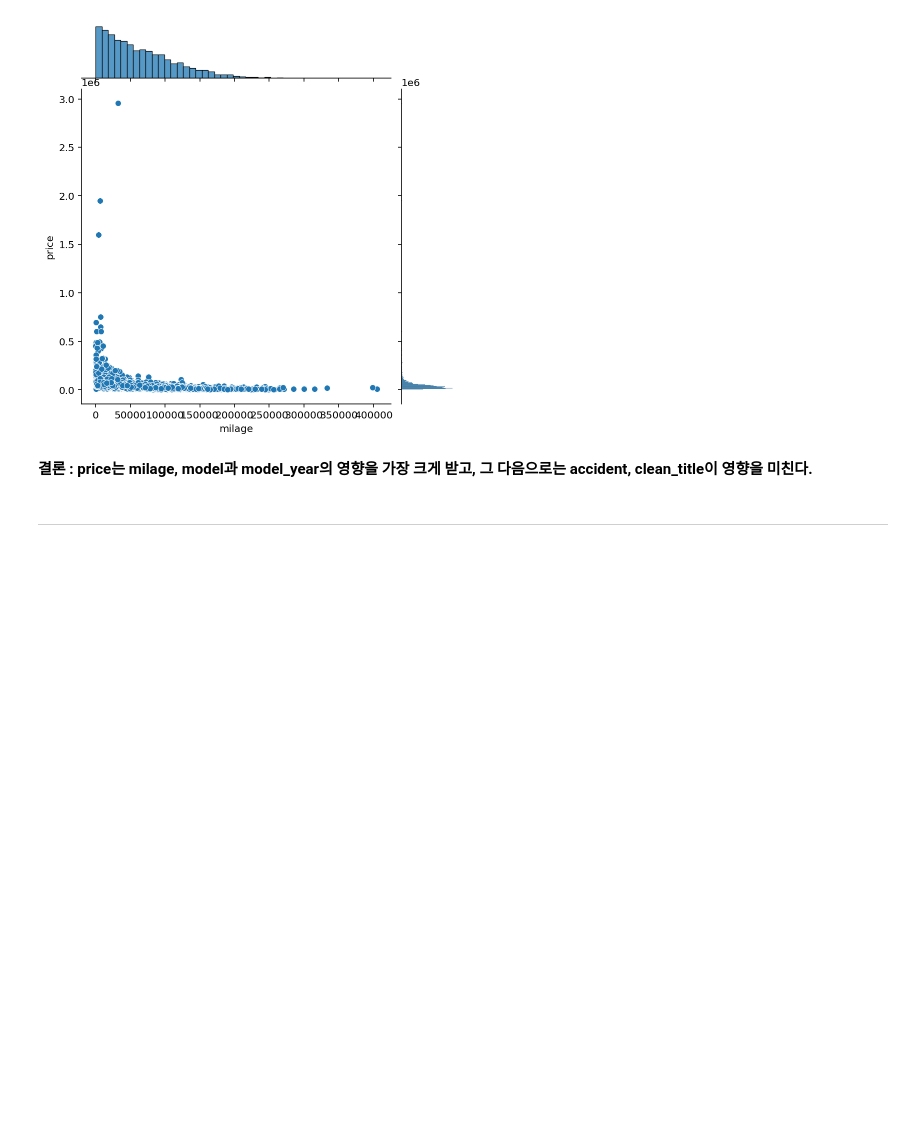
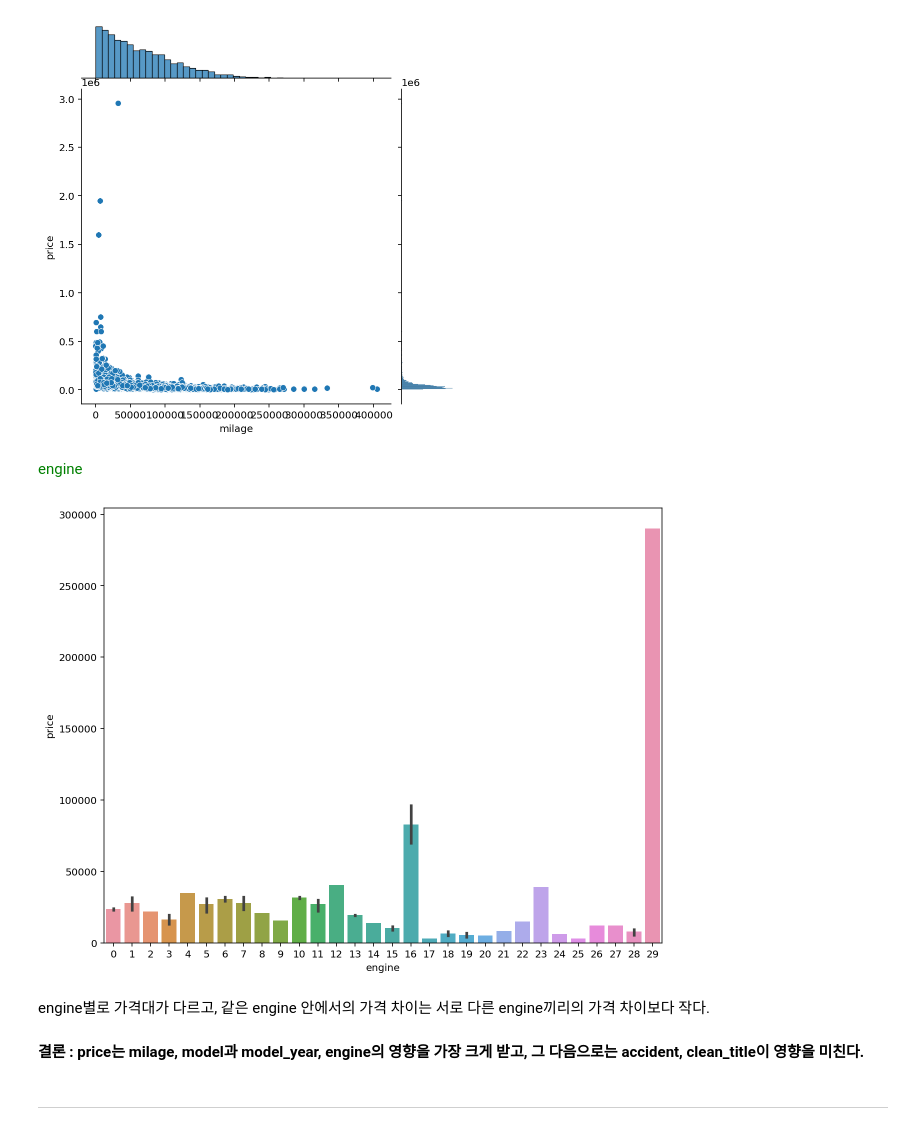
Before and after one commit to juddy7453/DataProcessing, a Jupyter notebook: Used_Car_Price_Prediction.ipynb, the cells around one changed output. Saved outputs shown, nothing was run; the diff lists cells and outputs as text; code cells hidden in the pictures; blank space fills up the shorter version.

```diff
--- a/Used_Car_Price_Prediction.ipynb
+++ b/Used_Car_Price_Prediction.ipynb
@@ -1179,8 +1074,20 @@ plt.show()
 # %% [output]
 <Figure size 720x576 with 0 Axes>
 [figure]
+# %% [markdown]
+<span style="color:green"> engine </span>
+# %%
+temp = data.loc[data['engine'] < 30]
+# %%
+plt.figure(figsize = (10, 8))
+sns.barplot(x='engine', y='price', data=temp)
+plt.show()
+# %% [output]
+[figure, added]
+# %% [markdown]
+engine별로 가격대가 다르고, 같은 engine 안에서의 가격 차이는 서로 다른 engine끼리의 가격 차이보다 작다.
 # %% [markdown]
-**결론 : price는 milage, model과 model_year의 영향을 가장 크게 받고, 그 다음으로는 accident, clean_title이 영향을 미친다.**
+**결론 : price는 milage, model과 model_year, engine의 영향을 가장 크게 받고, 그 다음으로는 accident, clean_title이 영향을 미친다.**
 # %% [markdown]
 ------
 # %% [markdown]
```
Also changed, not shown: parts of 24 cells of this notebook.
